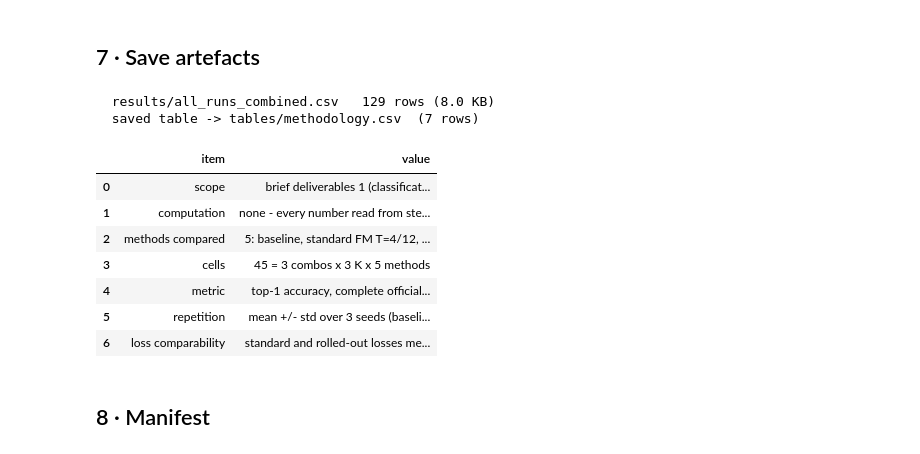
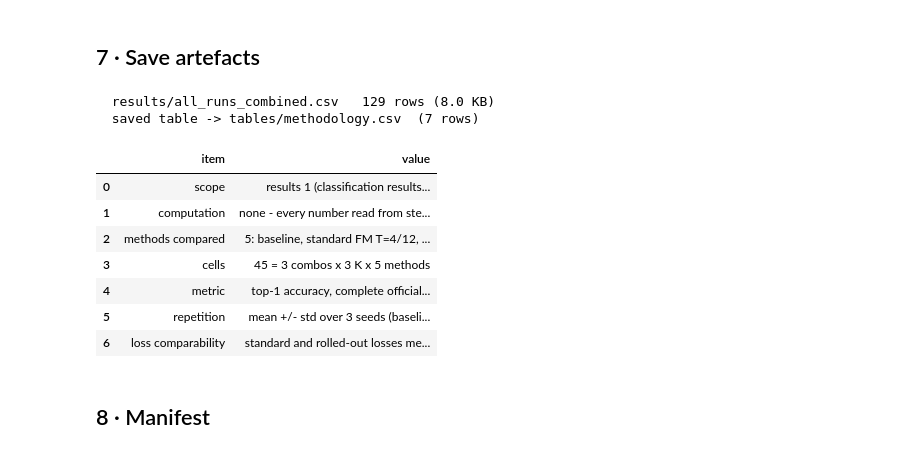
Before and after one commit to Yousef-Shihade/FrozenFlow, a Jupyter notebook: Stage_2/Work/04_evaluation/code/04_evaluation.ipynb, the cells around one changed output. Drawn from its saved outputs; the diff is of its cells as text; code cells hidden in the pictures.

```diff
--- a/Stage_2/Work/04_evaluation/code/04_evaluation.ipynb
+++ b/Stage_2/Work/04_evaluation/code/04_evaluation.ipynb
@@ -629,33 +629,33 @@ not.
 # %%
 combined = pd.concat([
     base_runs.assign(method="prototype_baseline", T=np.nan)[
         ["encoder", "dataset", "K", "seed", "T", "method", "test_acc"]],
     std_runs.assign(method="standard_fm")[
         ["encoder", "dataset", "K", "seed", "T", "method", "test_acc"]],
     roll_runs.assign(method="rolled_out_fm")[
         ["encoder", "dataset", "K", "seed", "T", "method", "test_acc"]],
 ], ignore_index=True)
 
 combined.to_csv(RESULTS_ROOT / "all_runs_combined.csv", index=False)
 print(f"  results/all_runs_combined.csv   {len(combined)} rows "
       f"({(RESULTS_ROOT / 'all_runs_combined.csv').stat().st_size / 1024:.1f} KB)")
 
 methodology = pd.DataFrame([
-    {"item": "scope", "value": "brief deliverables 1 (classification results) and 2 (training curves)"},
+    {"item": "scope", "value": "results 1 (classification results) and 2 (training curves)"},
     {"item": "computation", "value": "none - every number read from steps 2-3 saved results"},
     {"item": "methods compared", "value": "5: baseline, standard FM T=4/12, rolled-out FM T=4/12"},
     {"item": "cells", "value": "45 = 3 combos x 3 K x 5 methods"},
     {"item": "metric", "value": "top-1 accuracy, complete official test split"},
     {"item": "repetition", "value": "mean +/- std over 3 seeds (baseline full-data is 1 deterministic run)"},
     {"item": "loss comparability", "value": "standard and rolled-out losses measure different quantities - never compared"},
 ])
 art.table(methodology, "methodology")
 methodology
 # %% [output]
   results/all_runs_combined.csv   129 rows (8.0 KB)
   saved table -> tables/methodology.csv  (7 rows)
 |  | item | value |
-| 0 | scope | brief deliverables 1 (classificat... |
+| 0 | scope | results 1 (classification results... |
 | 1 | computation | none - every number read from ste... |
 | 2 | methods compared | 5: baseline, standard FM T=4/12, ... |
 | 3 | cells | 45 = 3 combos x 3 K x 5 methods |
```
Also changed, not shown: parts of 4 cells of this notebook, 15 other files.
